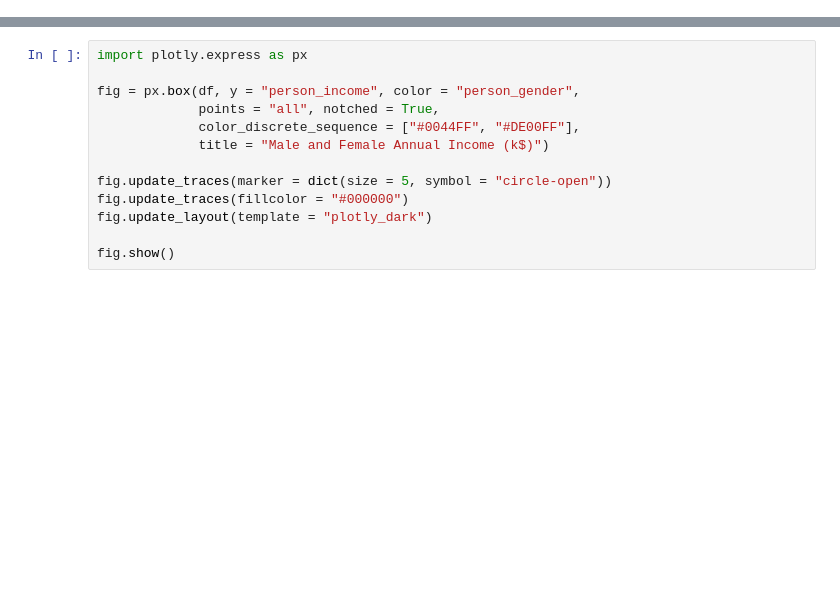
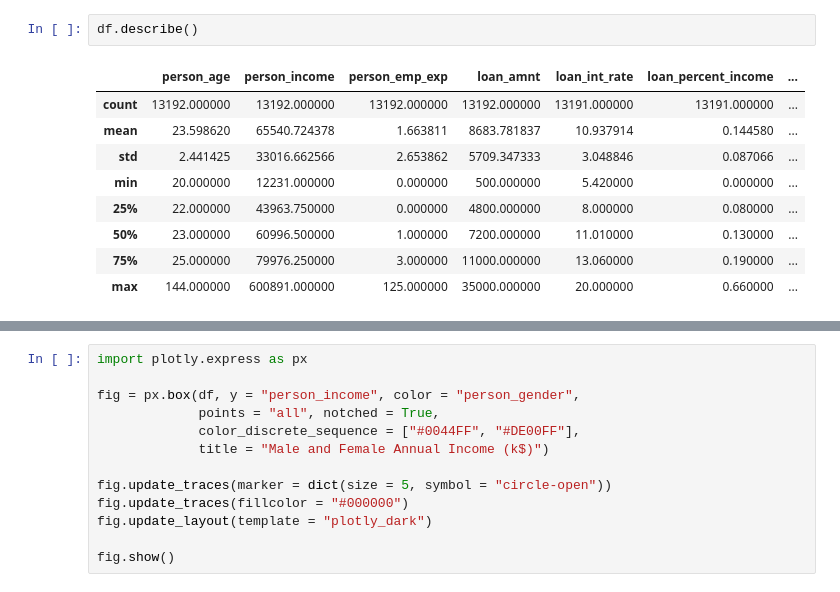
Before and after one commit to M-Marawan/NTI-project-AI, a Jupyter notebook: NTI_project.ipynb, the cells around one changed output, grey strips where cells are left out. Saved outputs shown, nothing was run; the diff lists cells and outputs as text; blank space fills up the shorter version.

```diff
--- a/NTI_project.ipynb
+++ b/NTI_project.ipynb
@@ -30,3 +51,15 @@ df.head()
+# %%
+df.describe()
+# %% [output]
+|  | person_age | person_income | person_emp_exp | loan_amnt | loan_int_rate | loan_percent_income | ... |
+| count | 13192.000000 | 13192.000000 | 13192.000000 | 13192.000000 | 13191.000000 | 13191.000000 | ... |
+| mean | 23.598620 | 65540.724378 | 1.663811 | 8683.781837 | 10.937914 | 0.144580 | ... |
+| std | 2.441425 | 33016.662566 | 2.653862 | 5709.347333 | 3.048846 | 0.087066 | ... |
+| min | 20.000000 | 12231.000000 | 0.000000 | 500.000000 | 5.420000 | 0.000000 | ... |
+| 25% | 22.000000 | 43963.750000 | 0.000000 | 4800.000000 | 8.000000 | 0.080000 | ... |
+| 50% | 23.000000 | 60996.500000 | 1.000000 | 7200.000000 | 11.010000 | 0.130000 | ... |
+| 75% | 25.000000 | 79976.250000 | 3.000000 | 11000.000000 | 13.060000 | 0.190000 | ... |
+| max | 144.000000 | 600891.000000 | 125.000000 | 35000.000000 | 20.000000 | 0.660000 | ... |
 # %%
 plt.figure(figsize=(6,4))
 
```
Also changed, not shown: parts of 17 cells of this notebook.
